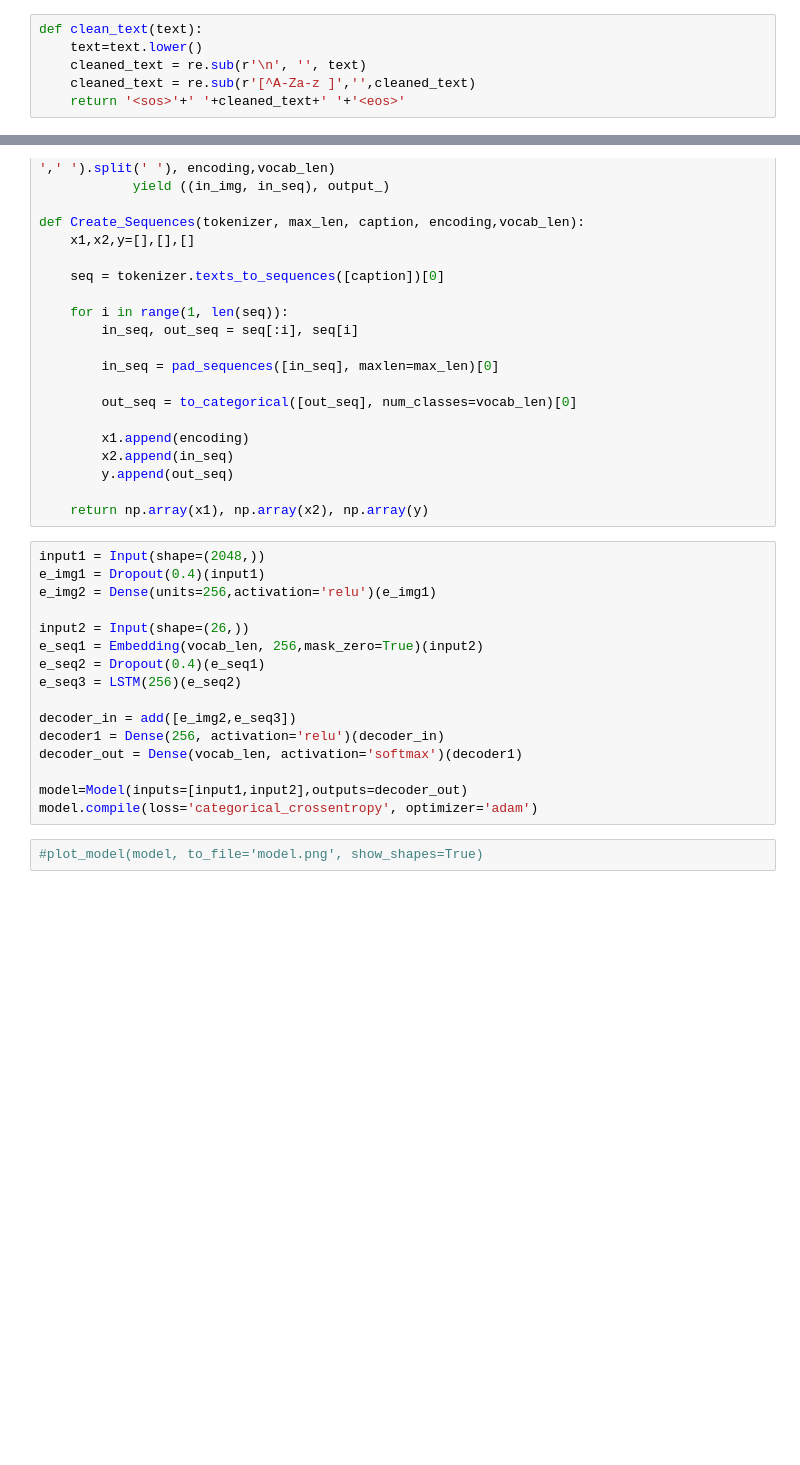
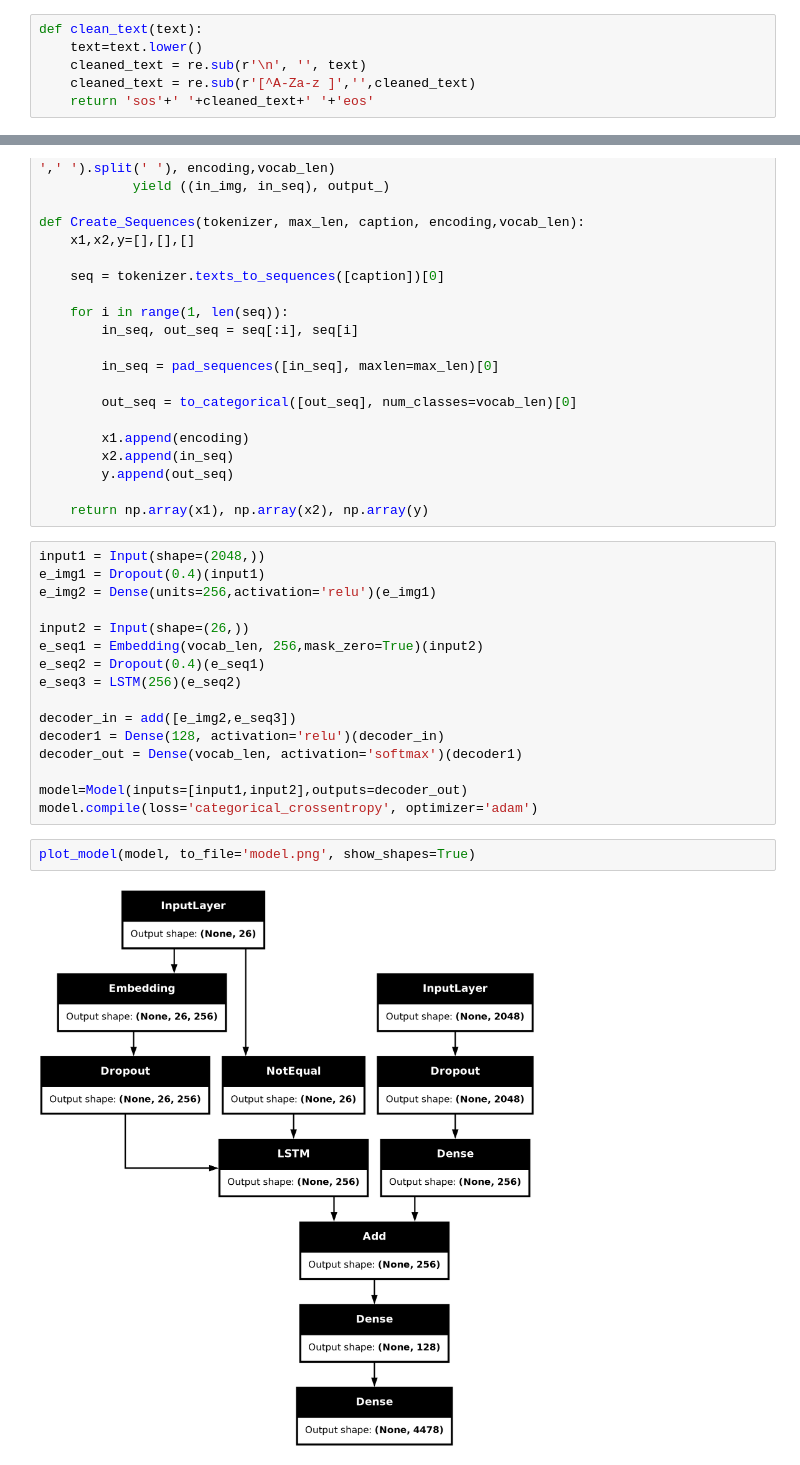
Before and after one commit to Humzafazal72/Image-Captioning, a Jupyter notebook: Image_Captioning.ipynb, the cells around one changed output, grey strips where cells are left out. Cells and saved outputs as stored; diff of their text form; blank space fills up the shorter version.

```diff
--- a/Image_Captioning.ipynb
+++ b/Image_Captioning.ipynb
@@ -38,7 +39,7 @@ def clean_text(text):
     text=text.lower()
     cleaned_text = re.sub(r'\n', '', text)
     cleaned_text = re.sub(r'[^A-Za-z ]','',cleaned_text)
-    return '<sos>'+' '+cleaned_text+' '+'<eos>'
+    return 'sos'+' '+cleaned_text+' '+'eos'
 # %%
 for img,cap in captions_dict.items():
     captions_dict[img]=clean_text(captions_dict[img])
@@ -120,12 +121,14 @@ e_seq2 = Dropout(0.4)(e_seq1)
 e_seq3 = LSTM(256)(e_seq2)
 
 decoder_in = add([e_img2,e_seq3])
-decoder1 = Dense(256, activation='relu')(decoder_in)
+decoder1 = Dense(128, activation='relu')(decoder_in)
 decoder_out = Dense(vocab_len, activation='softmax')(decoder1)
 
 model=Model(inputs=[input1,input2],outputs=decoder_out)
 model.compile(loss='categorical_crossentropy', optimizer='adam')
 # %%
-#plot_model(model, to_file='model.png', show_shapes=True)
+plot_model(model, to_file='model.png', show_shapes=True)
+# %% [output]
+[figure, added]
 # %%
 generator = DatasetGenerator(captions_dict,encodings,tokenizer)
```
Also changed, not shown: parts of 10 cells of this notebook.
